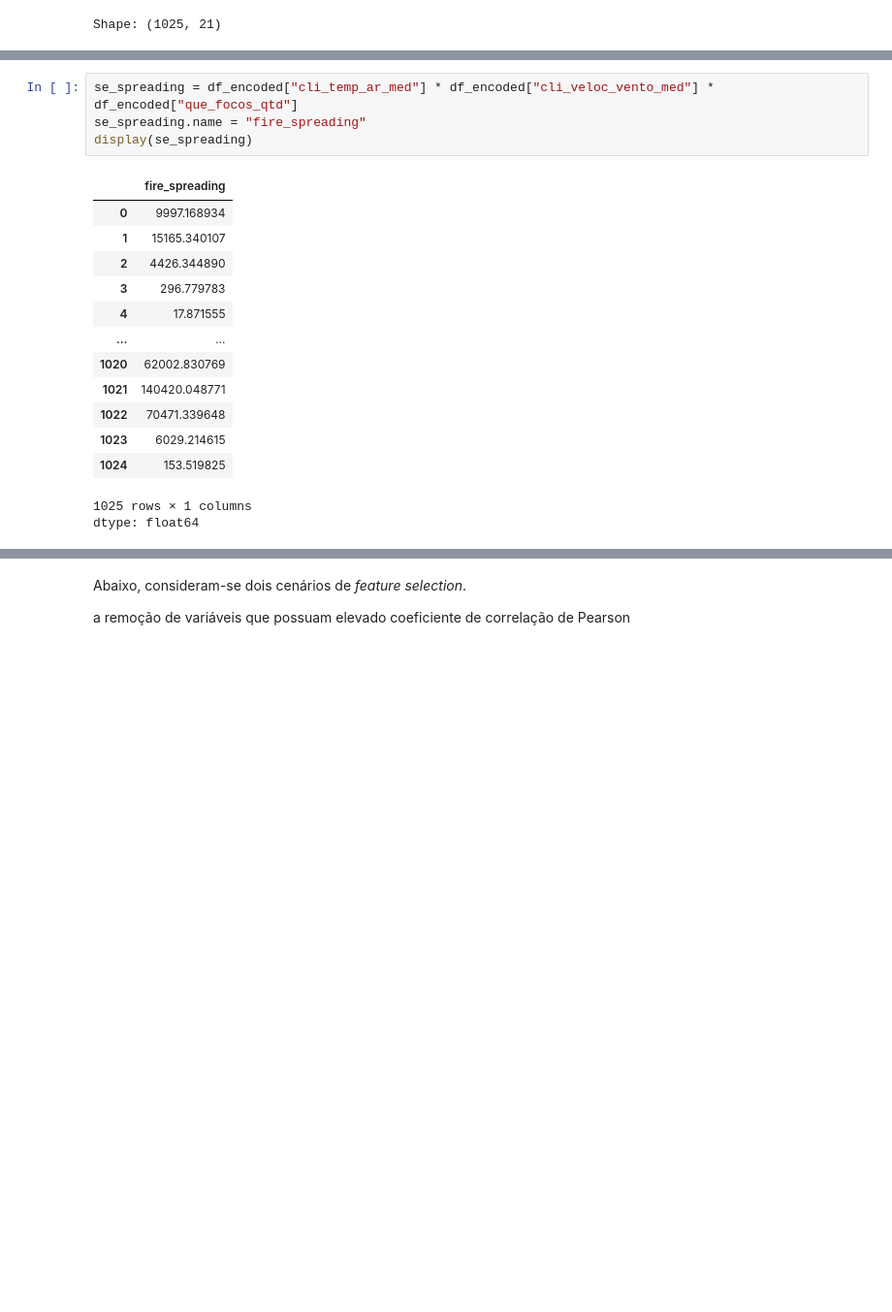
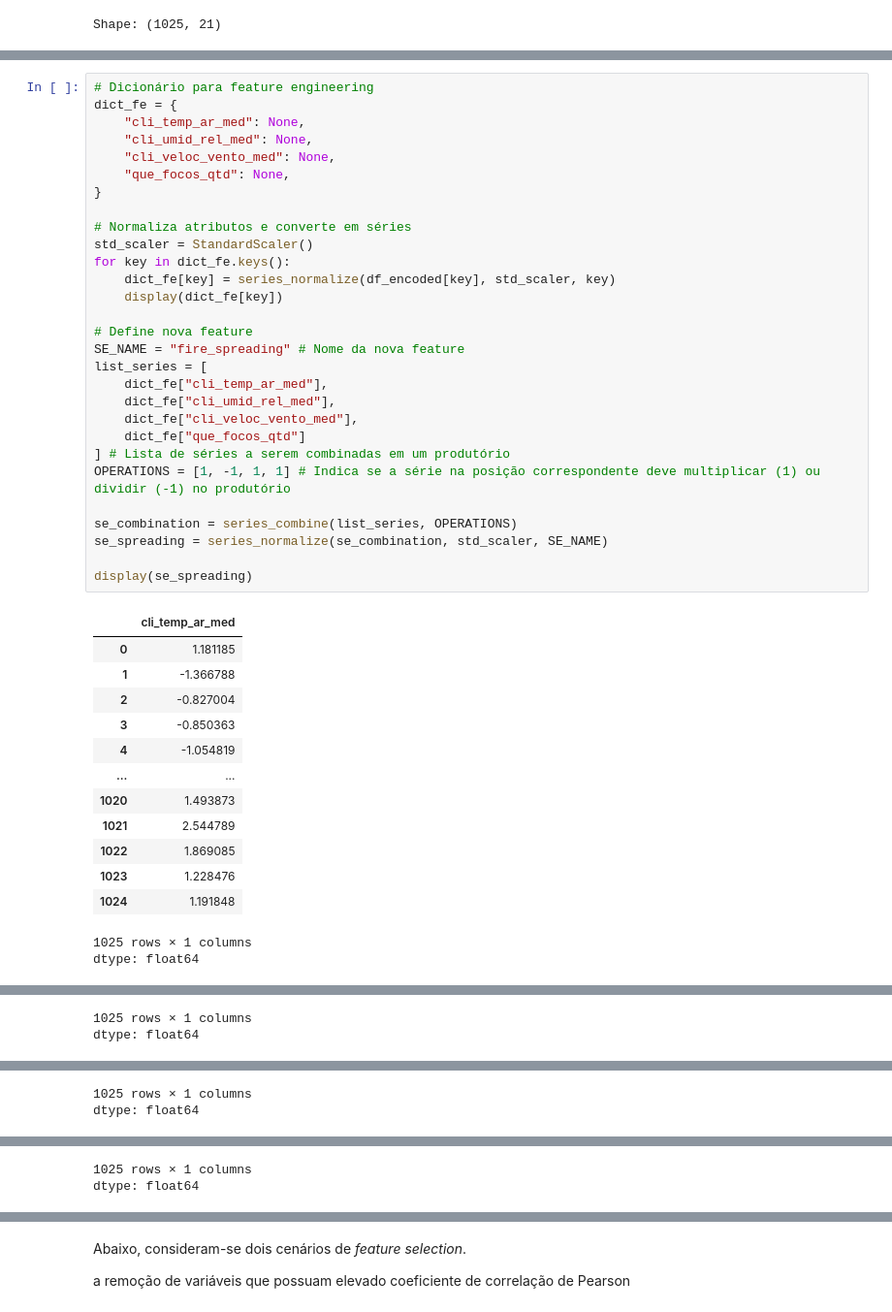
Before and after one commit to SirSirocco/DataScience_2025_1, a Jupyter notebook: experiment_plan.ipynb, the cells around one changed output, grey strips where cells are left out. Shown: that part at 97% size. Cells and saved outputs as stored; diff of their text form; blank space fills up the shorter version.

```diff
--- a/experiment_plan.ipynb
+++ b/experiment_plan.ipynb
@@ -599,19 +633,44 @@ Shape: (1025, 21)
-# %%
-se_spreading = df_encoded["cli_temp_ar_med"] * df_encoded["cli_veloc_vento_med"] * df_encoded["que_focos_qtd"]
-se_spreading.name = "fire_spreading"
-display(se_spreading)
-# %% [output]
-|  | fire_spreading |
-| 0 | 9997.168934 |
-| 1 | 15165.340107 |
-| 2 | 4426.344890 |
-| 3 | 296.779783 |
-| 4 | 17.871555 |
-| ... | ... |
-| 1020 | 62002.830769 |
-| 1021 | 140420.048771 |
-| 1022 | 70471.339648 |
-| 1023 | 6029.214615 |
-| 1024 | 153.519825 |
-1025 rows × 1 columns
-dtype: float64
+# %%
+# Dicionário para feature engineering
+dict_fe = {
+    "cli_temp_ar_med": None,
+    "cli_umid_rel_med": None,
+    "cli_veloc_vento_med": None,
+    "que_focos_qtd": None,
+}
+
+# Normaliza atributos e converte em séries
+std_scaler = StandardScaler()
+for key in dict_fe.keys():
+    dict_fe[key] = series_normalize(df_encoded[key], std_scaler, key)
+    display(dict_fe[key])
+
+# Define nova feature
+SE_NAME = "fire_spreading" # Nome da nova feature
+list_series = [
+    dict_fe["cli_temp_ar_med"],
+    dict_fe["cli_umid_rel_med"],
+    dict_fe["cli_veloc_vento_med"],
+    dict_fe["que_focos_qtd"]
+] # Lista de séries a serem combinadas em um produtório
+OPERATIONS = [1, -1, 1, 1] # Indica se a série na posição correspondente deve multiplicar (1) ou dividir (-1) no produtório
+
+se_combination = series_combine(list_series, OPERATIONS)
+se_spreading = series_normalize(se_combination, std_scaler, SE_NAME)
+
+display(se_spreading)
+# %% [output]
+|  | cli_temp_ar_med |
+| 0 | 1.181185 |
+| 1 | -1.366788 |
+| 2 | -0.827004 |
+| 3 | -0.850363 |
+| 4 | -1.054819 |
+| ... | ... |
+| 1020 | 1.493873 |
+| 1021 | 2.544789 |
+| 1022 | 1.869085 |
+| 1023 | 1.228476 |
+| 1024 | 1.191848 |
+1025 rows × 1 columns
+dtype: float64
@@ -617,0 +689,2 @@ dtype: float64
+1025 rows × 1 columns
+dtype: float64
@@ -617,0 +703,2 @@ dtype: float64
+1025 rows × 1 columns
+dtype: float64
@@ -617,0 +717,2 @@ dtype: float64
+1025 rows × 1 columns
+dtype: float64
```
Also changed, not shown: parts of 18 cells of this notebook.
